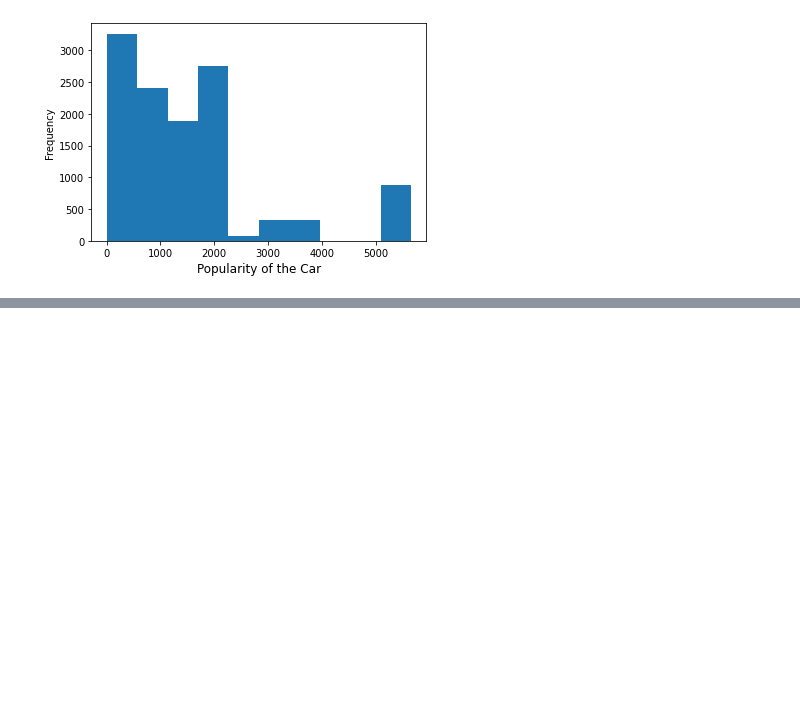
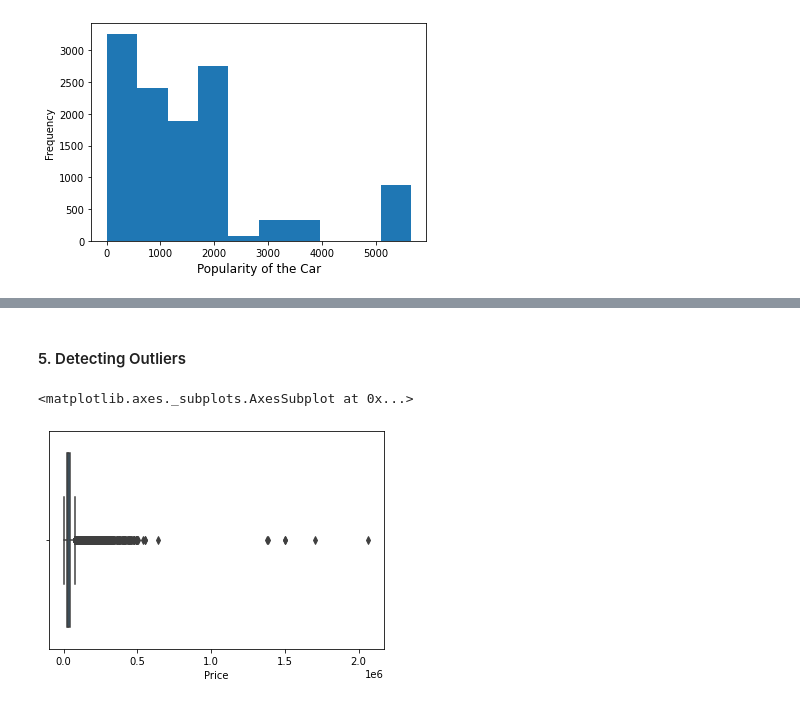
Before and after one commit to sandali17/CarPricePrediction-MachineLearning, a Jupyter notebook: Car_Price_Prediction.ipynb, the cells around one changed output, grey strips where cells are left out. Cells and saved outputs as stored; diff of their text form; code cells hidden in the pictures; blank space fills up the shorter version.

```diff
--- a/Car_Price_Prediction.ipynb
+++ b/Car_Price_Prediction.ipynb
@@ -164,0 +320,4 @@ Text(0.5, 0, 'Popularity of the Car')
+# %%
+# Replacing null values with the mode of Cylinders column
+
+df['Cylinders'].fillna(value = (df['Cylinders'].mode()[0]), inplace=True)
@@ -164,0 +338,5 @@ Text(0.5, 0, 'Popularity of the Car')
+# %%
+# Replacing null values with the mode of Number of Doors column
+
+df['Number of Doors'].fillna(value = (df['Number of Doors'].mode()[0]), inplace=True)
+df.isnull().sum()
@@ -164,0 +362,3 @@ Text(0.5, 0, 'Popularity of the Car')
+# %%
+df = df.dropna()    # Dropping the missing values.
+df.isnull().sum()
@@ -164,0 +401,4 @@ Text(0.5, 0, 'Popularity of the Car')
+# %%
+#changing the datatype
+
+df = df.astype({'HP': 'int', 'Cylinders': 'int', 'Number of Doors': 'int'})
@@ -164,0 +424,8 @@ Text(0.5, 0, 'Popularity of the Car')
+# %% [markdown]
+#### 5. Detecting Outliers
+# %%
+#Plotting Graphs of Data(Columns)
+sns.boxplot(x=df['Price'])
+# %% [output]
+<matplotlib.axes._subplots.AxesSubplot at 0x...>
+[figure, added]
```
Also changed, not shown: parts of 45 cells of this notebook.
